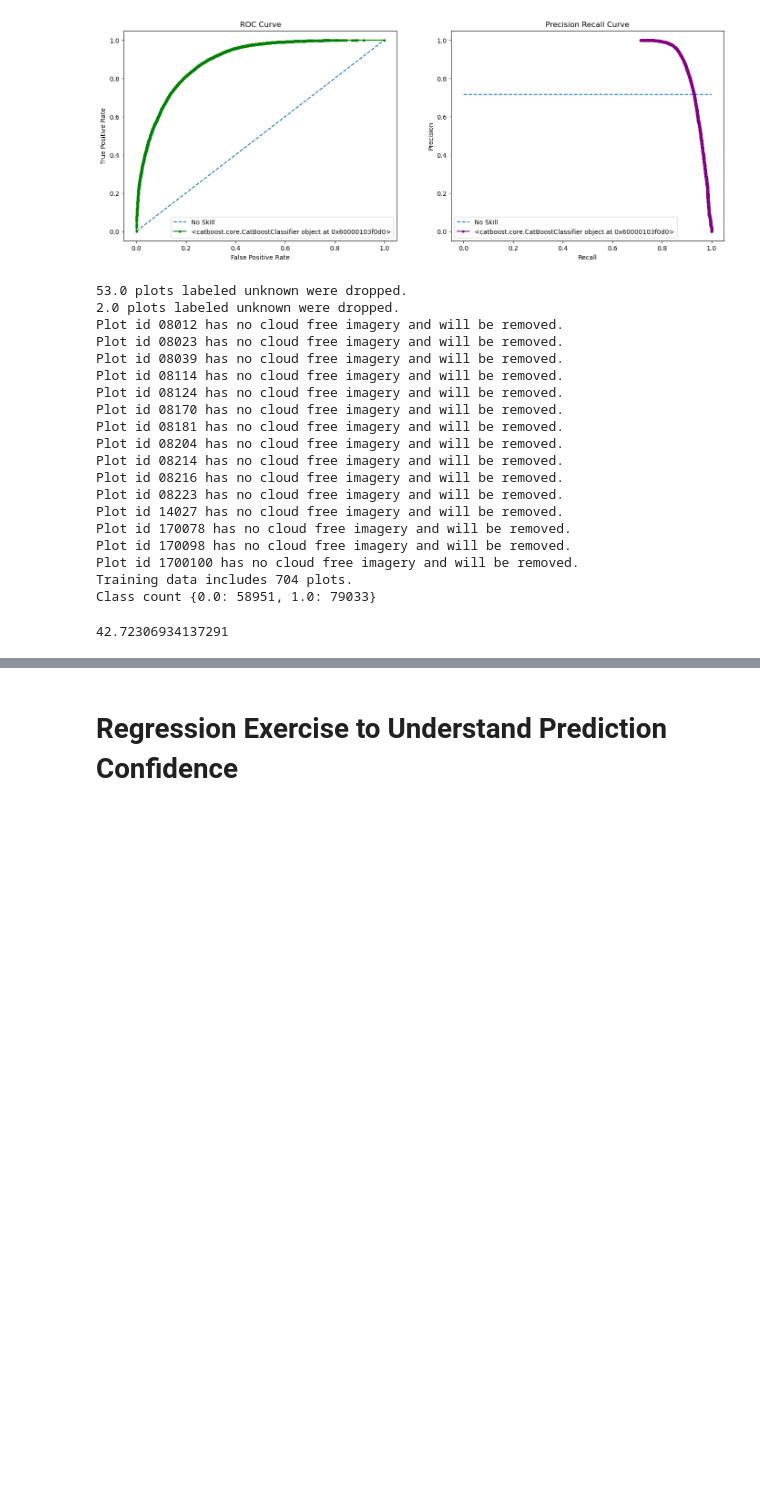
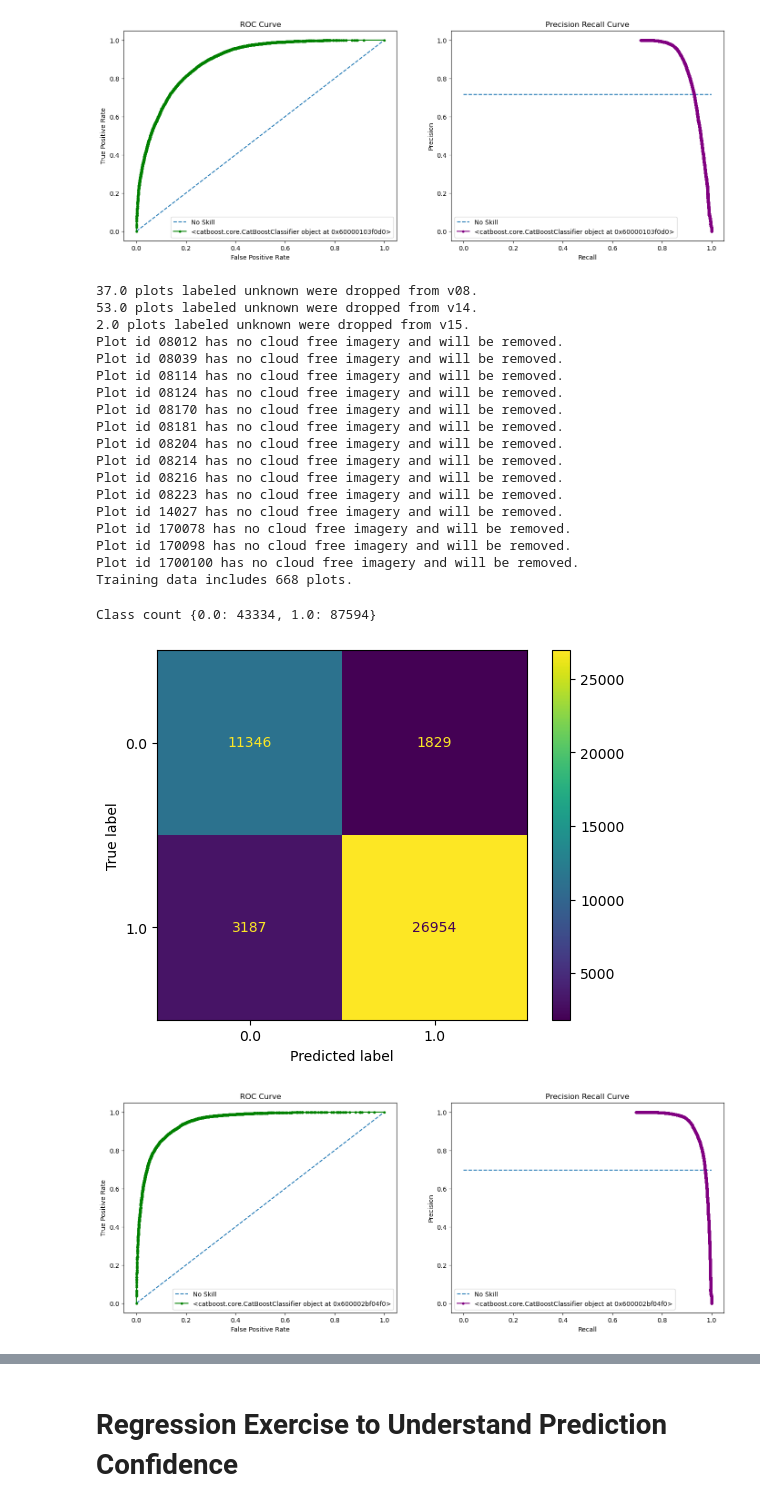
Before and after one commit to wri/plantation_classifier, a Jupyter notebook: notebooks/modeling_approaches.ipynb, the cells around one changed output, grey strips where cells are left out. Cells and saved outputs as stored; diff of their text form; code cells hidden in the pictures; blank space fills up the shorter version.

```diff
--- a/notebooks/modeling_approaches.ipynb
+++ b/notebooks/modeling_approaches.ipynb
@@ -176,20 +173,19 @@ viz.cm_roc_pr('cat_v15_2', y_test, pred, probs_pos)
 [figure]
 # %%
 ## Address class imbalance by adding more training data in the negative class (addition of v17)
+feats = [0, 3, 4, 7, 9, 11, 12, 16, 18, 19, 20, 24, 25, 28, 29, 30, 32, 34, 36, 39, 41, 42, 44, 48, 49, 50, 51, 52, 53, 54, 55, 56, 57, 58, 59, 60, 61, 62, 63, 64]
 X, y = pp.create_xy(['v08', 'v11', 'v14', 'v15', 'v17'],
                     classes='binary',
-                    drop_prob=False,
                     drop_feats=False,
-                    feature_select=[],
-                    verbose=True)
+                    feature_select=feats,
+                    verbose=False)
 
 X_train_ss, X_test_ss, y_train, y_test = pp.reshape_no_scaling(X, y)
-y_test, pred, probs, probs_pos = rp.fit_eval_classifier(X_train_ss, X_test_ss, y_train, y_test, 'cat','v17')
 # %% [output]
-53.0 plots labeled unknown were dropped.
-2.0 plots labeled unknown were dropped.
+37.0 plots labeled unknown were dropped from v08.
+53.0 plots labeled unknown were dropped from v14.
+2.0 plots labeled unknown were dropped from v15.
 Plot id 08012 has no cloud free imagery and will be removed.
-Plot id 08023 has no cloud free imagery and will be removed.
 Plot id 08039 has no cloud free imagery and will be removed.
 Plot id 08114 has no cloud free imagery and will be removed.
 Plot id 08124 has no cloud free imagery and will be removed.
@@ -203,12 +199,13 @@ Plot id 14027 has no cloud free imagery and will be removed.
 Plot id 170078 has no cloud free imagery and will be removed.
 Plot id 170098 has no cloud free imagery and will be removed.
 Plot id 1700100 has no cloud free imagery and will be removed.
-Training data includes 704 plots.
-Class count {0.0: 58951, 1.0: 79033}
+Training data includes 668 plots.
+Class count {0.0: 43334, 1.0: 87594}
-# %%
-(58951 / (58951+79033))*100
-# %% [output]
-42.72306934137291
+# %%
+viz.cm_roc_pr('cat_v17_tuned', y_test, pred, probs_pos)
+# %% [output]
+[figure, added]
+[figure, added]
 # %%
 viz.cm_roc_pr('cat_v17', y_test, pred, probs_pos)
 # %% [output]
```
Also changed, not shown: parts of 7 cells of this notebook.
